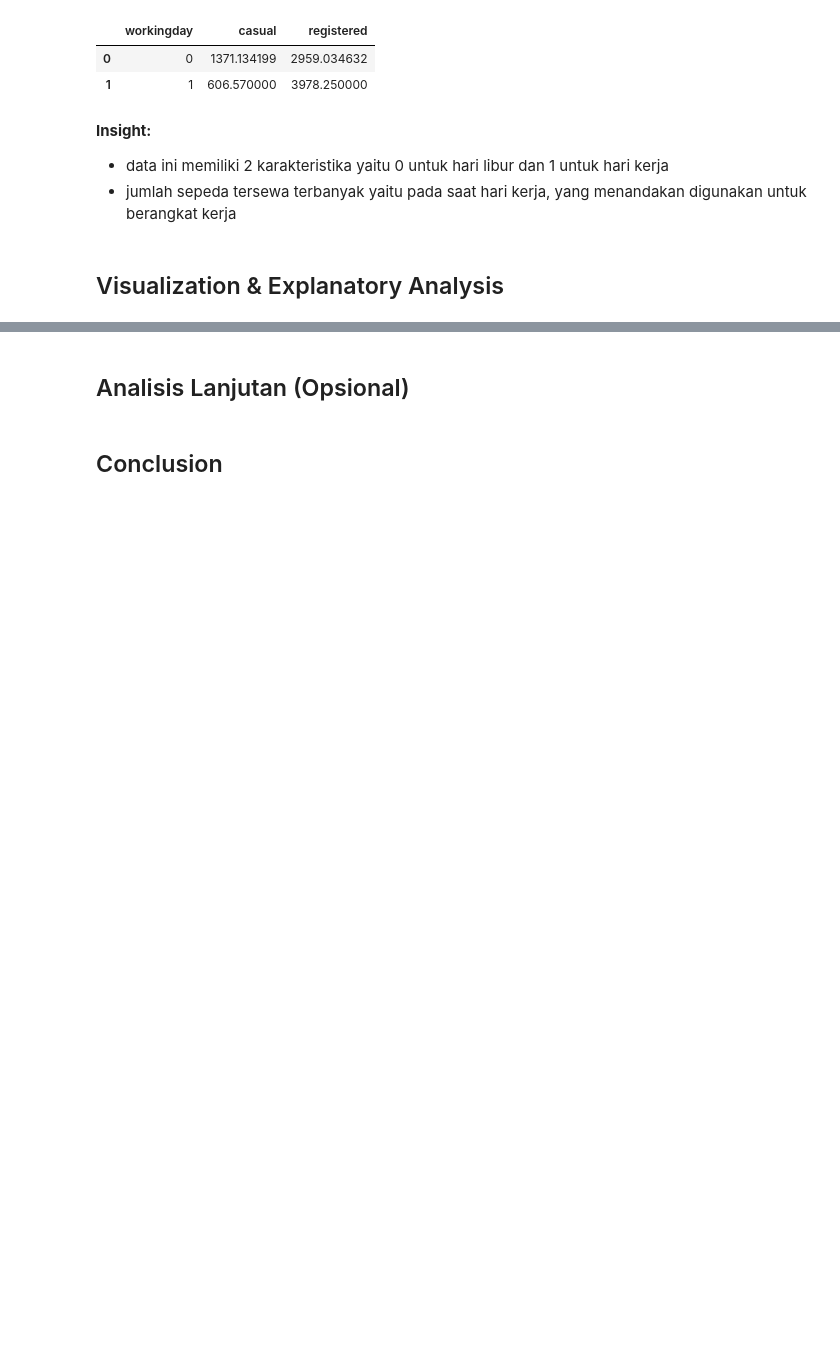
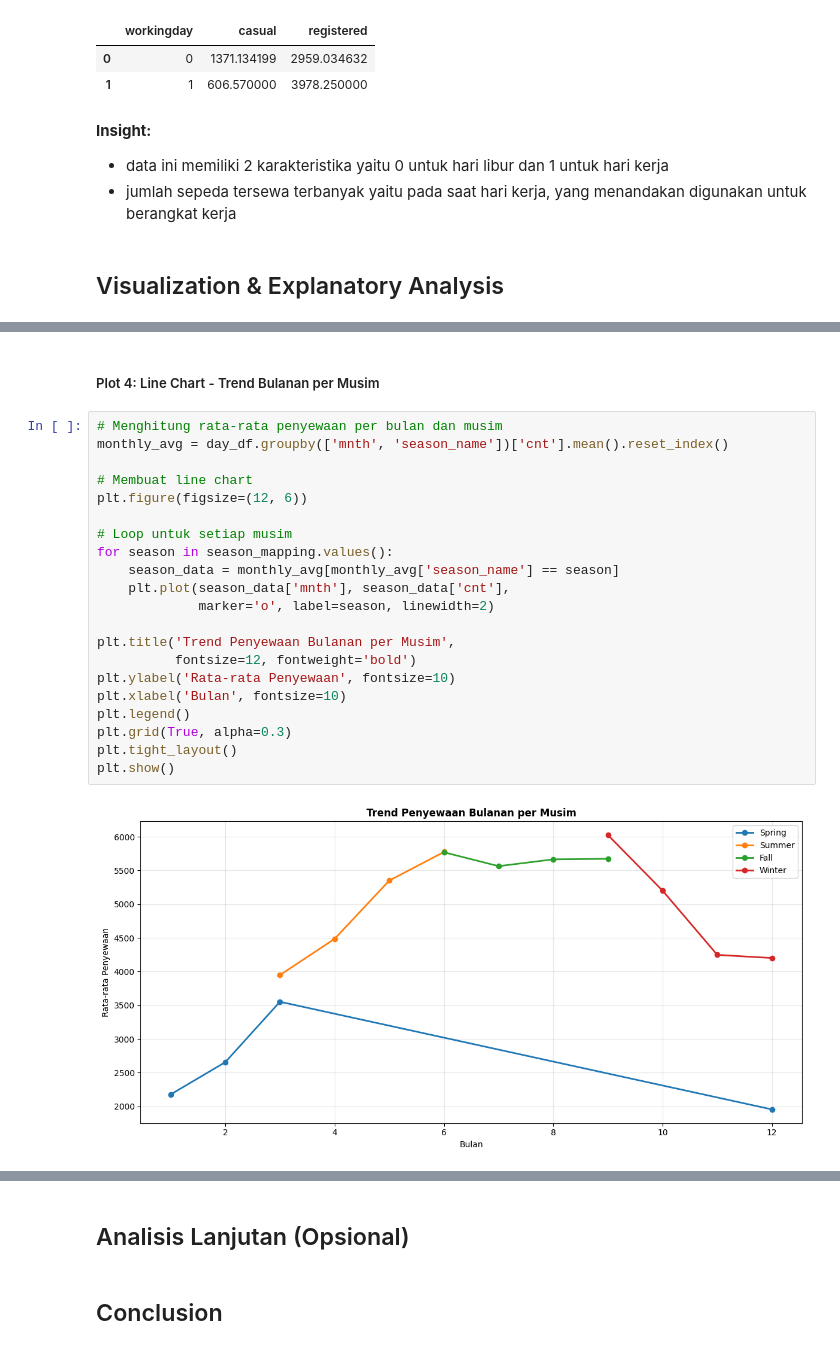
Before and after one commit to EgiJulian12/Submission, a Jupyter notebook: Proyek_Analisis_Data_Egi_Julian.ipynb, the cells around one changed output, grey strips where cells are left out. Cells and saved outputs as stored; diff of their text form; blank space fills up the shorter version.

```diff
--- a/Proyek_Analisis_Data_Egi_Julian.ipynb
+++ b/Proyek_Analisis_Data_Egi_Julian.ipynb
@@ -275,0 +363,25 @@ plt.show()
+# %% [markdown]
+##### Plot 4: Line Chart - Trend Bulanan per Musim
+# %%
+# Menghitung rata-rata penyewaan per bulan dan musim
+monthly_avg = day_df.groupby(['mnth', 'season_name'])['cnt'].mean().reset_index()
+
+# Membuat line chart
+plt.figure(figsize=(12, 6))
+
+# Loop untuk setiap musim
+for season in season_mapping.values():
+    season_data = monthly_avg[monthly_avg['season_name'] == season]
+    plt.plot(season_data['mnth'], season_data['cnt'],
+             marker='o', label=season, linewidth=2)
+
+plt.title('Trend Penyewaan Bulanan per Musim',
+          fontsize=12, fontweight='bold')
+plt.ylabel('Rata-rata Penyewaan', fontsize=10)
+plt.xlabel('Bulan', fontsize=10)
+plt.legend()
+plt.grid(True, alpha=0.3)
+plt.tight_layout()
+plt.show()
+# %% [output]
+[figure, added]
```
Also changed, not shown: parts of 34 cells of this notebook.
